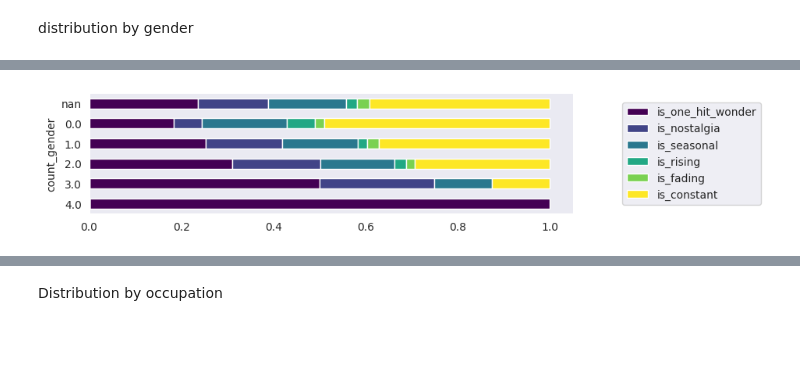
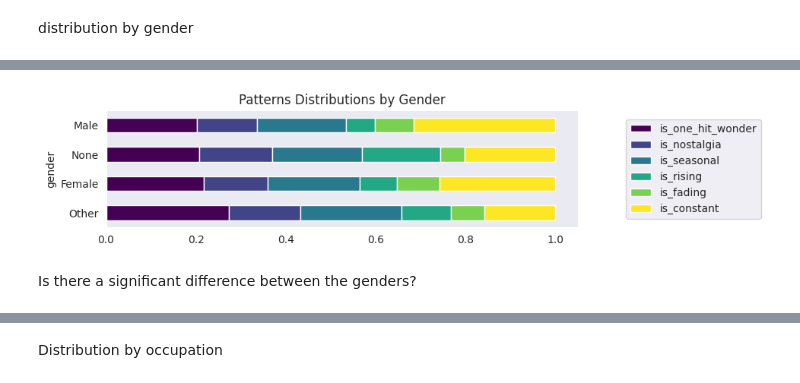
Before and after one commit to MNetanel/wikipedia-people-page-views-patterns, a Jupyter notebook: notebooks/02_sequences_analysis.ipynb, the cells around one changed output, grey strips where cells are left out. Saved outputs shown, nothing was run; the diff lists cells and outputs as text; code cells hidden in the pictures; blank space fills up the shorter version.

```diff
--- a/notebooks/02_sequences_analysis.ipynb
+++ b/notebooks/02_sequences_analysis.ipynb
@@ -377,8 +368,8 @@ def patterns_counts_by_columns(columns: str | list[str], normalize: bool, info_d
 
     return counts
 # %%
-def plot_patterns_by_column(column: str, info_df=all_info, normalize: bool = True, figsize=(8, 2), sort=True, **barh_kwargs):
-    df_to_plot = patterns_counts_by_columns(column, normalize=normalize, info_df=info_df, sort=sort)
+def plot_patterns_by_column(column: str, info_df=all_info, normalize: bool = True, figsize=(8, 2), sort_by=None, natsort=True, **barh_kwargs):
+    df_to_plot = patterns_counts_by_columns(column, normalize=normalize, info_df=info_df, natsort=natsort, sort_by=sort_by)
     ax = df_to_plot.plot.barh(stacked=True, cmap='viridis', figsize=figsize, **barh_kwargs)
     sns.move_legend(ax, 'center right', bbox_to_anchor=(1.4, 0.5))
 # %% [markdown]
@@ -402,4 +397,9 @@ plot_patterns_by_column('gender')
-# %%
-plot_patterns_by_column('count_gender')
-# %% [output]
-[figure, removed]
+# %%
+plot_patterns_by_column('gender', sort_by='is_one_hit_wonder')
+plt.title('Patterns Distributions by Gender')
+plt.savefig('../figures/genders.png', bbox_inches='tight')
+plt.show()
+# %% [output]
+[figure, added]
+# %% [markdown]
+Is there a significant difference between the genders?
```
Also changed, not shown: parts of 39 cells of this notebook, 15 other files.
